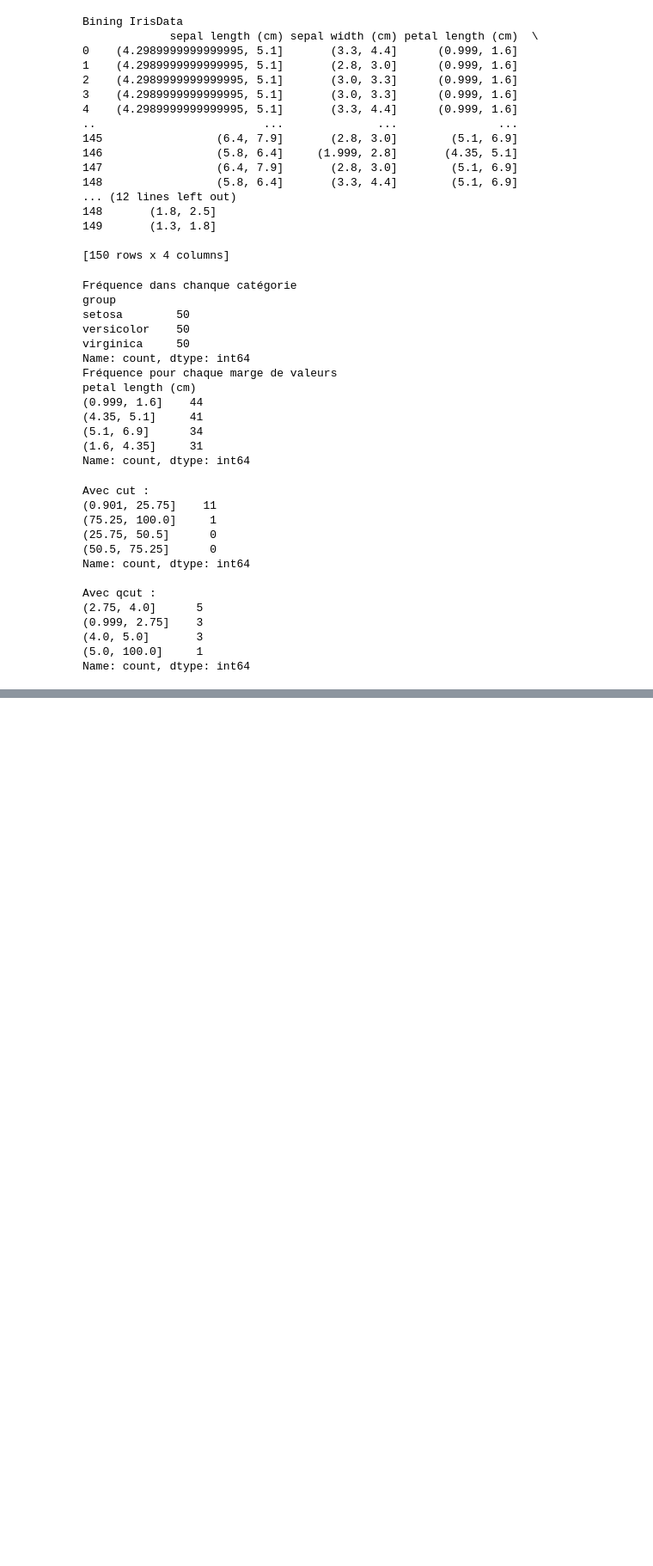
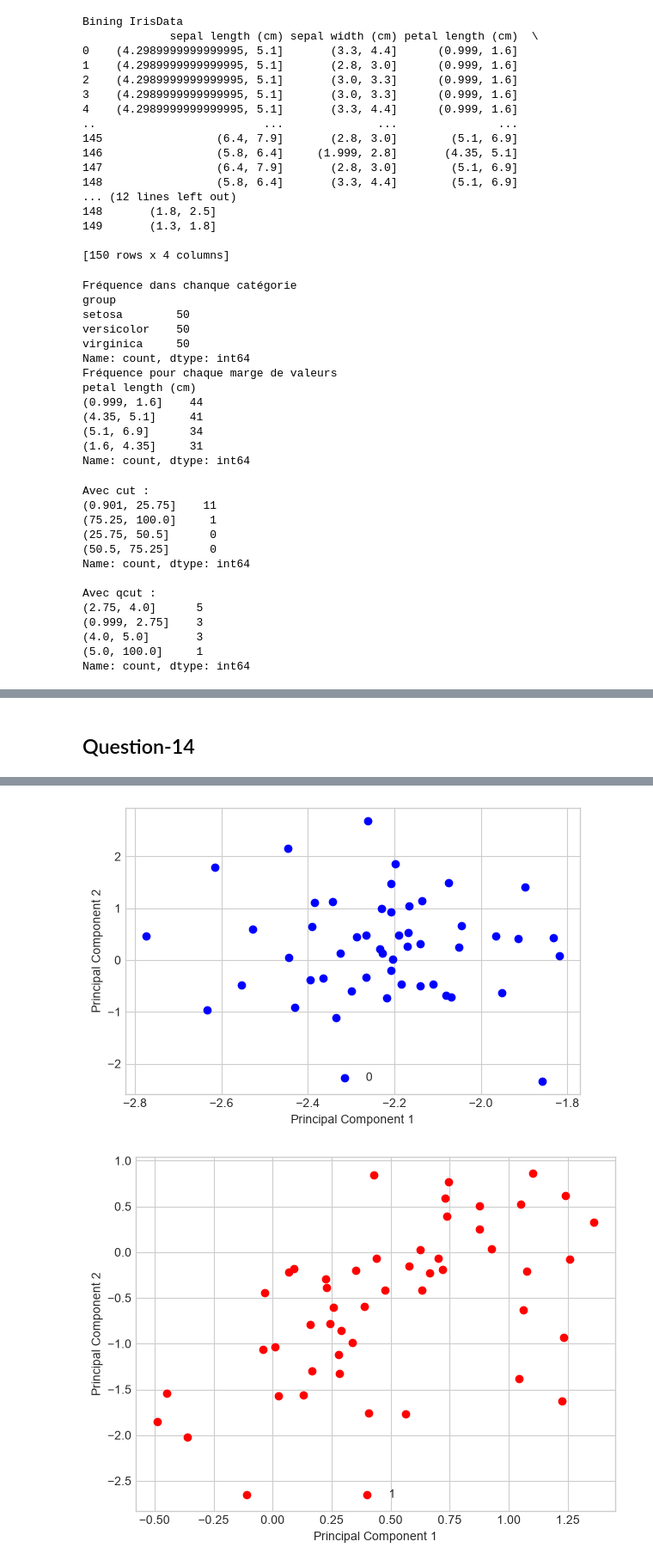
Before and after one commit to MariemDaoud1/Machine-Learning---RT4, a Jupyter notebook: main.ipynb, the cells around one changed output, grey strips where cells are left out. Shown at 86% size. Drawn from its saved outputs; the diff is of its cells as text; code cells hidden in the pictures; blank space fills up the shorter version.

```diff
--- a/main.ipynb
+++ b/main.ipynb
@@ -427,0 +455,70 @@ Name: count, dtype: int64
+# %% [markdown]
+## Question-14
+# %%
+
+import pandas as pd
+import matplotlib.pyplot as plt
+from sklearn.decomposition import PCA
+from sklearn.preprocessing import StandardScaler
+from sklearn.datasets import load_iris
+import seaborn as sns
+
+# Charger un jeu de données Iris
+data = load_iris()
+X = data.data # Caractéristiques
+y = data.target # Étiquettes
+
+# Étape 1 : Standardisation
+scaler = StandardScaler()
+X_scaled = scaler.fit_transform(X)
+
+# Étape 2 : Application de la PCA
+pca = PCA(n_components=2)
+X_pca = pca.fit_transform(X_scaled)
+
+# Étape 3 : Variance expliquée
+print("Variance expliquée par chaque composante :")
+print(pca.explained_variance_ratio_)
+
+print("\nVariance expliquée cumulée :")
+print(pca.explained_variance_ratio_.sum())
+
+# NOUVEAU : Afficher les coefficients des composantes principales
+components_df = pd.DataFrame(
+    pca.components_,
+    columns=data.feature_names,
+    index=['PC1', 'PC2']
+)
+
+print("\nCoefficients des composantes principales :")
+print(components_df)
+
+# Étape 4 : Création du DataFrame
+df_pca = pd.DataFrame(X_pca, columns=['Composante 1', 'Composante 2'])
+df_pca['Classe'] = y
+print("\nDonnées transformées :")
+print(df_pca.head())
+
+# Graphique d’observation des données (INCHANGÉ)
+with plt.style.context('seaborn-v0_8-whitegrid'):
+    plt.figure(figsize=(6, 4))
+    for lab, col in zip((0, 1, 2),('blue', 'red', 'green')):
+        plt.scatter(X_pca[y==lab, 0],
+                    X_pca[y==lab, 1],
+                    label=lab,
+                    c=col)
+        plt.xlabel('Principal Component 1')
+        plt.ylabel('Principal Component 2')
+        plt.legend(loc='lower center')
+        plt.tight_layout()
+        plt.show()
+
+# Graphique de la variance expliquée cumulative (INCHANGÉ)
+pca_full = PCA().fit(X_scaled)
+plt.plot(range(1, len(pca_full.explained_variance_ratio_) + 1),
+pca_full.explained_variance_ratio_.cumsum(), marker='o')
+plt.xlabel('Nombre de Composantes')
+plt.ylabel('Variance expliquée cumulée')
+plt.title('Sélection du nombre de composantes')
+plt.show()
+# %% [output]
@@ -427,0 +543,2 @@ Name: count, dtype: int64
+[figure, added]
+[figure, added]
```
Also changed, not shown: parts of 3 cells of this notebook.
